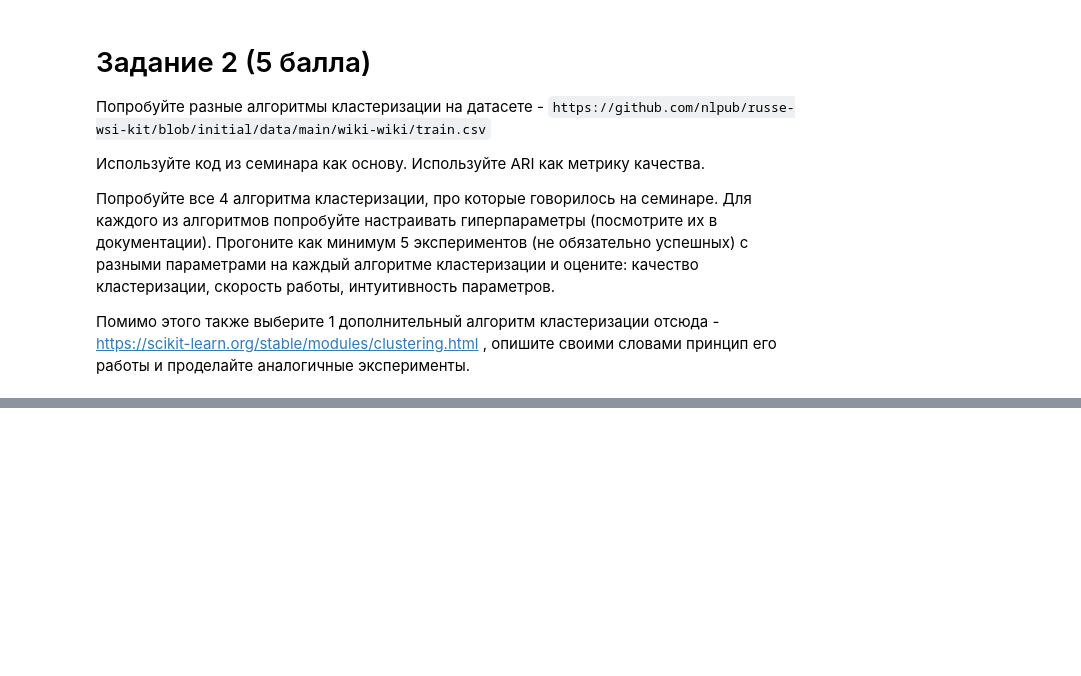
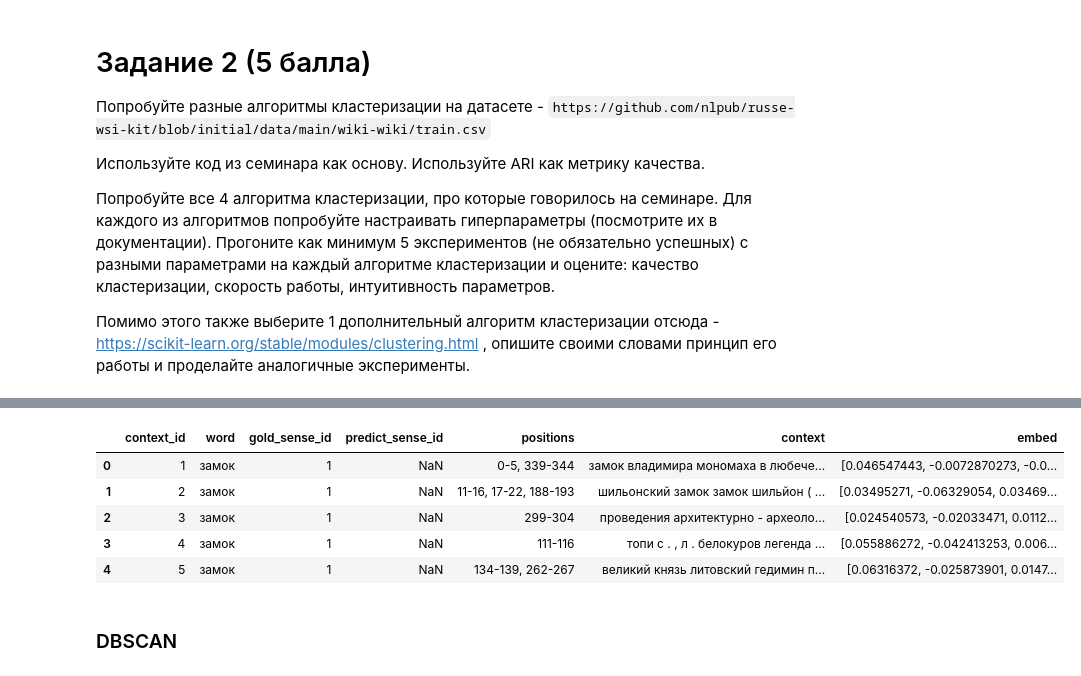
Before and after one commit to liminovna/HSE_NLP_ASSIGNMENTS, a Jupyter notebook: 03_homework.ipynb, the cells around one changed output, grey strips where cells are left out. Saved outputs shown, nothing was run; the diff lists cells and outputs as text; code cells hidden in the pictures; blank space fills up the shorter version.

```diff
--- a/03_homework.ipynb
+++ b/03_homework.ipynb
@@ -342,0 +375,4 @@ for w in
+# %%
+# embedding model
+model = SentenceTransformer('sentence-transformers/all-mpnet-base-v2')
+embed = model.encode
@@ -342,0 +385,12 @@ for w in
+# %%
+df['embed'] = df['context'].apply(embed)
+df.head()
+# %% [output]
+|  | context_id | word | gold_sense_id | predict_sense_id | positions | context | embed |
+| 0 | 1 | замок | 1 | NaN | 0-5, 339-344 | замок владимира мономаха в любече... | [0.046547443, -0.0072870273, -0.0... |
+| 1 | 2 | замок | 1 | NaN | 11-16, 17-22, 188-193 | шильонский замок замок шильйон ( ... | [0.03495271, -0.06329054, 0.03469... |
+| 2 | 3 | замок | 1 | NaN | 299-304 | проведения архитектурно - археоло... | [0.024540573, -0.02033471, 0.0112... |
+| 3 | 4 | замок | 1 | NaN | 111-116 | топи с . , л . белокуров легенда ... | [0.055886272, -0.042413253, 0.006... |
+| 4 | 5 | замок | 1 | NaN | 134-139, 262-267 | великий князь литовский гедимин п... | [0.06316372, -0.025873901, 0.0147... |
+# %% [markdown]
+### DBSCAN
```
Also changed, not shown: parts of 41 cells of this notebook.
